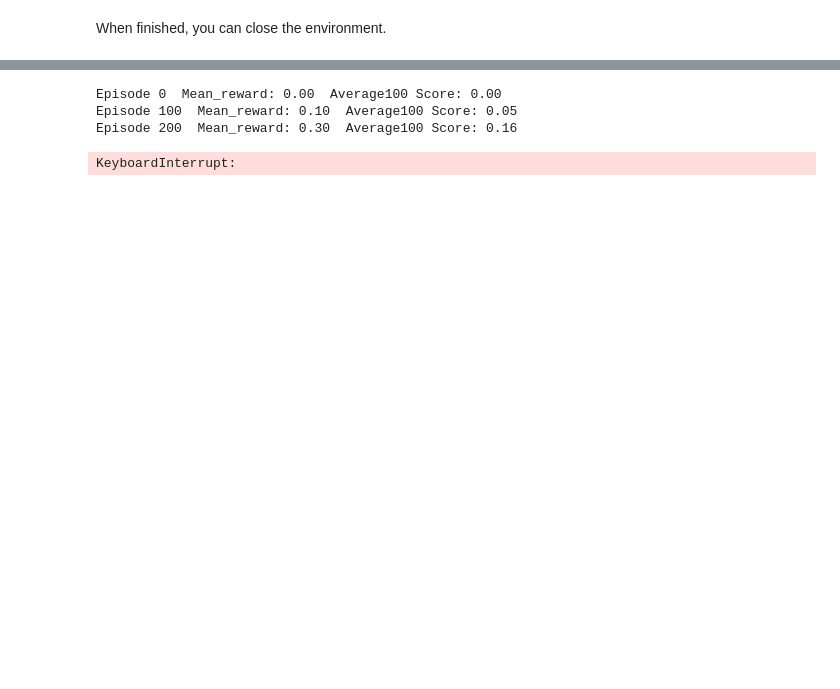
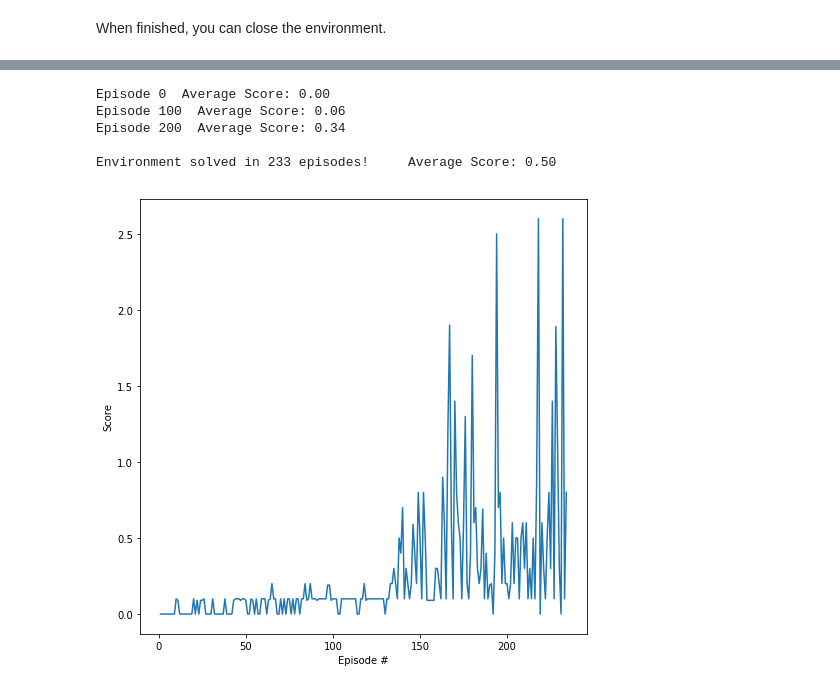
Before and after one commit to bekomay26/DRL_Collaboration-and-Competition, a Jupyter notebook: Tennis.ipynb, the cells around one changed output, grey strips where cells are left out. Saved outputs shown, nothing was run; the diff lists cells and outputs as text; code cells hidden in the pictures; blank space fills up the shorter version.

Commit message:
Run agent and add report

```diff
--- a/Tennis.ipynb
+++ b/Tennis.ipynb
@@ -15,3 +22,5 @@ from maddpg import MADDPG
 from collections import deque
 import torch
 import matplotlib.pyplot as plt
+
+env = UnityEnvironment(file_name="/data/Tennis_Linux_NoVis/Tennis")
@@ -33,2 +43,0 @@ env = UnityEnvironment(file_name="Tennis.app")
-# %%
-env = UnityEnvironment(file_name="./Tennis.app")
@@ -99,5 +85,5 @@ Of course, as part of the project, you'll have to change the code so that the ag
 # %%
-for i in range(1, 6):                                      # play game for 5 episodes
+for i in range(5):                                         # play game for 5 episodes
     env_info = env.reset(train_mode=False)[brain_name]     # reset the environment
     states = env_info.vector_observations                  # get the current state (for each agent)
     scores = np.zeros(num_agents)                          # initialize the score (for each agent)
@@ -112,5 +98,5 @@ for i in range(1, 6):                                      # play game for 5 epi
         states = next_states                               # roll over states to next time step
         if np.any(dones):                                  # exit loop if episode finished
             break
-    print('Score (max over agents) from episode {}: {}'.format(i, np.max(scores)))
+    print('Total score (averaged over agents) this episode: {}'.format(np.mean(scores)))
 # %% [output]
@@ -160,28 +151,31 @@ def train(n_episodes=10000, max_t=10000, print_every=100):
         scores.append(episode_score)
         scores_deque.append(episode_score)
         if i_episode % print_every == 0:
-            print('\rEpisode {}  Mean_reward: {:.2f}  Average100 Score: {:.2f}'.format(i_episode, episode_score, np.mean(scores_deque)))
+            print('\rEpisode {}  Average Score: {:.2f}'.format(i_episode, np.mean(scores_deque)))
         if np.mean(scores_deque) >= 0.5:
-            print('\nEnvironment solved in {:d} episodes!\tAverage100 Score: {:.2f}'.format(i_episode, np.mean(scores_deque)))
-            for idx, agent in enumerate(maddpg.maddpg_agent):
-                torch.save(agent.actor.state_dict(), "actor_agent"+str(idx)+".pth")
-                torch.save(agent.critic.state_dict(), "critic_agent"+str(idx)+".pth")
+            print('\nEnvironment solved in {:d} episodes!\tAverage Score: {:.2f}'.format(i_episode, np.mean(scores_deque)))
+            for num, agent in enumerate(maddpg.agents):
+                torch.save(agent.actor_local.state_dict(), "actor_agent"+str(num)+".pth")
+                torch.save(agent.critic_local.state_dict(), "critic_agent"+str(num)+".pth")
             break
     return scores
 
-scores = train()
+the_scores = train()
 # %% [output]
-Episode 0  Mean_reward: 0.00  Average100 Score: 0.00
-Episode 100  Mean_reward: 0.10  Average100 Score: 0.05
-Episode 200  Mean_reward: 0.30  Average100 Score: 0.16
+Episode 0  Average Score: 0.00
+Episode 100  Average Score: 0.06
+Episode 200  Average Score: 0.34
+
+Environment solved in 233 episodes!     Average Score: 0.50
-KeyboardInterrupt:
 # %%
 fig = plt.figure(figsize=(8,8))
 ax = fig.add_subplot(111)
-plt.plot(np.arange(1, len(scores)+1), scores)
+plt.plot(np.arange(1, len(the_scores)+1), the_scores)
 plt.ylabel('Score')
 plt.xlabel('Episode #')
 plt.savefig("score_chart.jpg")
 plt.show()
+# %% [output]
+[figure, added]
 # %%
 env.close()
```
Also changed, not shown: parts of 13 cells of this notebook, 6 other files.
